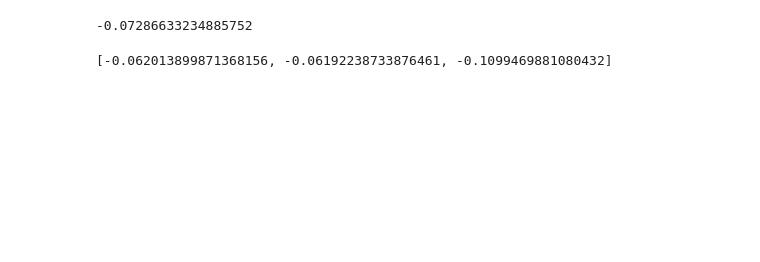
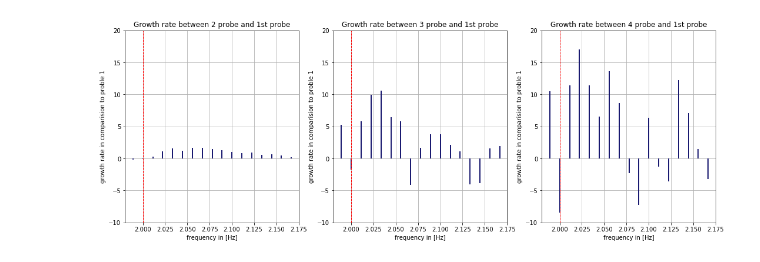
Before and after one commit to AnnaWojciechowska/MEK4350, a Jupyter notebook: Obligatorisk_1/growth_rate.ipynb, the cells around one changed output. Drawn from its saved outputs; the diff is of its cells as text; code cells hidden in the pictures; blank space fills up the shorter version.

Commit message:
growth rate

```diff
--- a/Obligatorisk_1/growth_rate.ipynb
+++ b/Obligatorisk_1/growth_rate.ipynb
@@ -15,6 +15,9 @@ display(HTML("<style>.container { width:100% !important; }</style>"))
 # %%
 file_folder = '/home/anna/annaCode/UiO/MEK4350/notebooks/Data_undervisning200923'
 date_format = '%m/%d/%Y %H:%M:%S.%f'
+
+#distances are taken from the wavemaker
+distances_between_probes = np.array([6.98, 8.155, 12.325, 16.995])
 
 df_list = []
 for i in range(1,5):
@@ -27,8 +30,14 @@ for i in range(1,5):
     df['probe_2'] = df['probe_2_raw'].mean() - df['probe_2_raw']
     df['probe_3'] = df['probe_3_raw'].mean() - df['probe_3_raw']
     df['probe_4'] = df['probe_4_raw'].mean() - df['probe_4_raw']
-
+    for j in range(1,5):
+        df[f'probe_{j}_hat'] =fft(df[f'probe_{j}'].to_numpy())
     df_list.append(df)
 
 df = df_list[0]
 df.head(2)
+
+
+sample_no = df.shape[0]
+sampling_rate = sample_no/df.elapsed_secs.iloc[-1]
+frequencies = np.fft.fftfreq(sample_no, d=1/sampling_rate)
@@ -61,14 +44,28 @@ growth_list
-# %%
-np.log(abs(growth_list[1]/growth_list[0]))
-# %% [output]
--0.07286633234885752
-# %%
-real_distances = np.array([6.98, 8.155, 12.325, 16.995])
-growth_rates = []
-for i in range (0,3):
-    growth_rate = 1 / (real_distances[i+1] - real_distances[i])*np.log(growth_list[i+1]/growth_list[i])
-    growth_rates.append(growth_rate)
-# %%
-growth_rates
-# %% [output]
-[-0.062013899871368156, -0.06192238733876461, -0.1099469881080432]
+# %%
+distance_ratio = distances_between_probes[1] - distances_between_probes[0]
+log_part = np.log(np.abs(df['probe_2_hat'] / df['probe_1_hat']))
+growth_ratio = distance_ratio * log_part
+
+distance_ratio2 = distances_between_probes[2] - distances_between_probes[0]
+log_part2 = np.log(np.abs(df['probe_3_hat'] / df['probe_1_hat']))
+growth_ratio2 = distance_ratio2 * log_part2
+# %%
+growth_ratios = []
+for i in range(1,4):
+    distance_ratio = distances_between_probes[i] - distances_between_probes[0]
+    log_part = np.log(np.abs(df[f'probe_{i+1}_hat'] / df['probe_1_hat']))
+    growth_ratio = distance_ratio * log_part
+    growth_ratios.append(growth_ratio)
+# %%
+fig, axes = plt.subplots(1, 3, figsize=(18, 6))
+for i, ax in enumerate(axes):
+    ax.grid()
+    ax.set_ylim(-10,20)
+    ax.set_xlim(1.98,2.175)
+    ax.vlines(frequencies, 0, growth_ratios[i],  linewidth=2, color = 'midnightblue')
+    ax.axvline(x=2, color='red', linestyle='--', linewidth=1, label=f'f = 2Hz')
+    ax.set_ylabel('growth rate in comparision to proble 1')
+    ax.set_xlabel('frequency in [Hz]')
+    ax.set_title(f'Growth rate between {i+2} probe and 1st probe')
+# %% [output]
+[figure, added]
```
Also changed, not shown: parts of 6 cells of this notebook.
